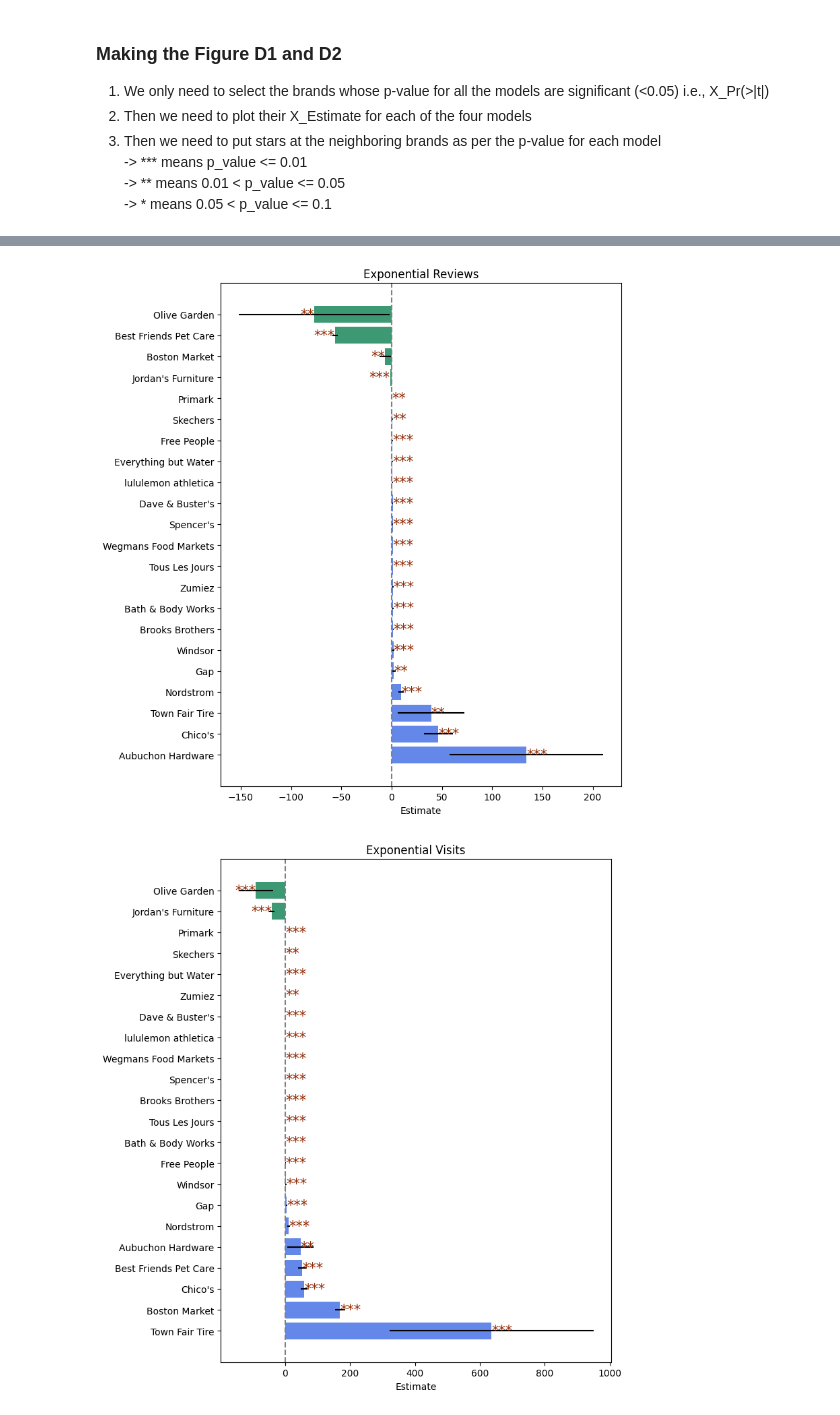
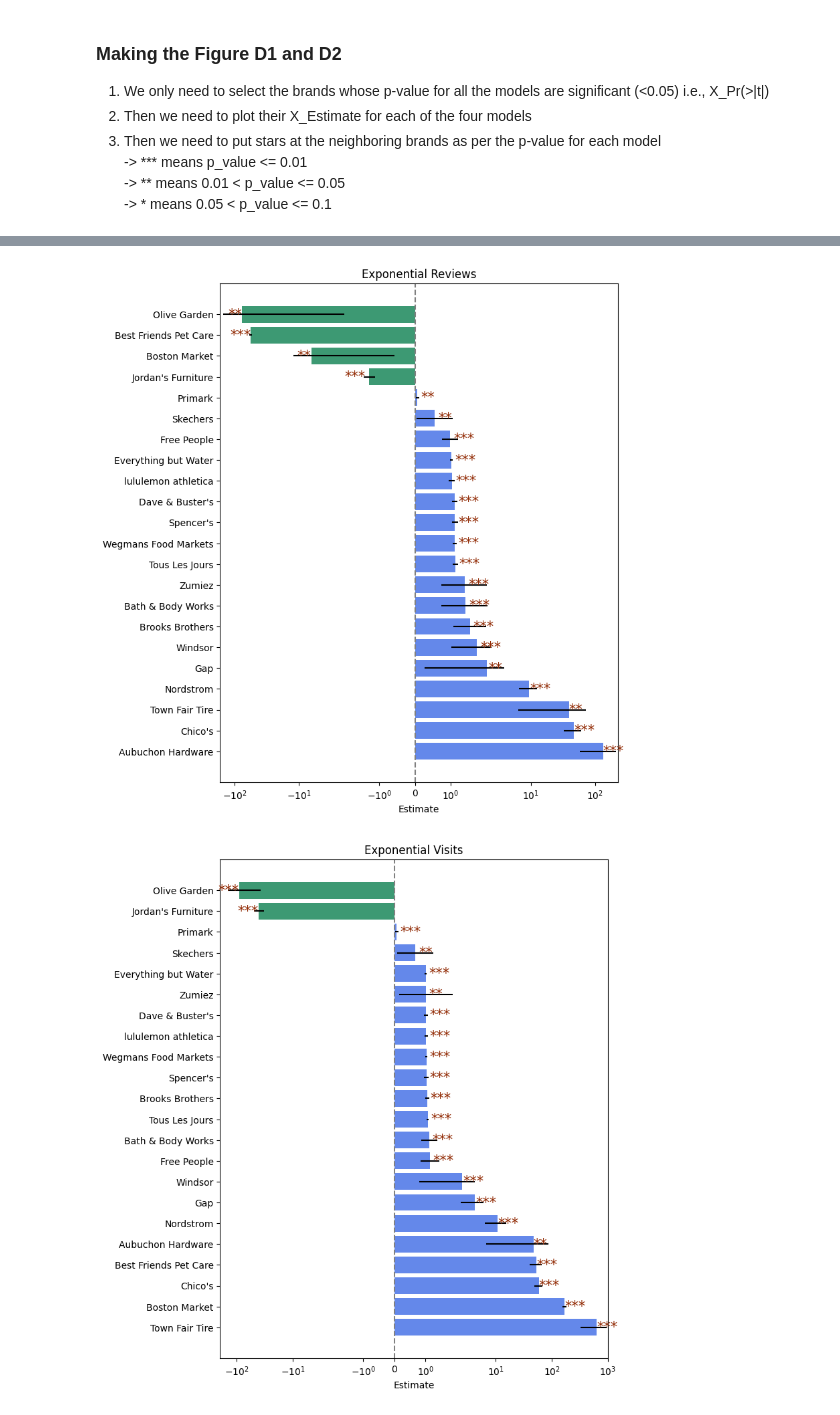
Before and after one commit to embedded-robotics/local-business-network, a Jupyter notebook: part3_visuals_tables/figure_d1_d2.ipynb, the cells around one changed output, grey strips where cells are left out. Saved outputs shown, nothing was run; the diff lists cells and outputs as text; code cells hidden in the pictures.

```diff
--- a/part3_visuals_tables/figure_d1_d2.ipynb
+++ b/part3_visuals_tables/figure_d1_d2.ipynb
@@ -122,6 +124,6 @@ def get_pvalue_stars(p_value):
 # %%
 coeff_est_df_filtered = coeff_est_df[coeff_est_df['filename'].isin(filtered_brands_list)]
-coeff_est_df_filtered['pvalue_stars'] = coeff_est_df_filtered['X_Pr(>|t|)'].apply(get_pvalue_stars)
+coeff_est_df_filtered['X_pvalue_stars'] = coeff_est_df_filtered['X_Pr(>|t|)'].apply(get_pvalue_stars)
 coeff_est_df_filtered
 # %% [output]
 A value is trying to be set on a copy of a slice from a DataFrame.
@@ -182,7 +322,7 @@ for idx, row in lin_reviews.iterrows():
     ax.barh(biz_biz, estimate, xerr=[[estimate - lower_bound], [upper_bound - estimate]], color=color)
 
     # Add stars based on the number of *s in the "coefficients" column with an offset
-    stars = row['pvalue_stars'].count('*')
+    stars = row['X_pvalue_stars'].count('*')
     if stars > 0:
         # Set the alignment for negative estimates
         ha = 'left' if estimate >= 0 else 'right'
@@ -195,6 +335,7 @@ plt.tight_layout()
 # Add labels and title
 ax.set_xlabel('Estimate')
 ax.set_title('Linear Reviews')
+ax.set_xscale('symlog')
 
 # Show the plot
 plt.show()
@@ -235,7 +376,7 @@ for idx, row in lin_visits.iterrows():
     ax.barh(biz_biz, estimate, xerr=[[estimate - lower_bound], [upper_bound - estimate]], color=color)
 
     # Add stars based on the number of *s in the "coefficients" column with an offset
-    stars = row['pvalue_stars'].count('*')
+    stars = row['X_pvalue_stars'].count('*')
     if stars > 0:
         # Set the alignment for negative estimates
         ha = 'left' if estimate >= 0 else 'right'
@@ -248,6 +389,8 @@ plt.tight_layout()
 # Add labels and title
 ax.set_xlabel('Estimate')
 ax.set_title('Linear Visits')
+ax.set_xscale('symlog')
+ax.set_xlim()
 
 # Show the plot
 plt.show()
@@ -288,7 +431,7 @@ for idx, row in exp_reviews.iterrows():
     ax.barh(biz_biz, estimate, xerr=[[estimate - lower_bound], [upper_bound - estimate]], color=color)
 
     # Add stars based on the number of *s in the "coefficients" column with an offset
-    stars = row['pvalue_stars'].count('*')
+    stars = row['X_pvalue_stars'].count('*')
     if stars > 0:
         # Set the alignment for negative estimates
         ha = 'left' if estimate >= 0 else 'right'
@@ -301,11 +444,12 @@ plt.tight_layout()
 # Add labels and title
 ax.set_xlabel('Estimate')
 ax.set_title('Exponential Reviews')
+ax.set_xscale('symlog')
 
 # Show the plot
 plt.show()
 # %% [output]
-[figure, old version]
+[figure, new version]
 # %%
 custom_colors = {
     'positive': '#6488ea',  # Blue for positive estimates
@@ -330,32 +474,33 @@ star_fontsize = 15
 for idx, row in exp_visits.iterrows():
     biz_biz = row['filename']
     estimate = row['X_Estimate']
     std_error = row['X_Std. Error']
     lower_bound = row['Lower Bound']
     upper_bound = row['Upper Bound']
 
     # Determine the color based on the sign of the estimate
     color = custom_colors['positive'] if estimate >= 0 else custom_colors['negative']
 
     # Plotting the bars with different colors for positive and negative estimates
     ax.barh(biz_biz, estimate, xerr=[[estimate - lower_bound], [upper_bound - estimate]], color=color)
 
     # Add stars based on the number of *s in the "coefficients" column with an offset
-    stars = row['pvalue_stars'].count('*')
+    stars = row['X_pvalue_stars'].count('*')
     if stars > 0:
         # Set the alignment for negative estimates
         ha = 'left' if estimate >= 0 else 'right'
         ax.text(estimate + star_offset if estimate >= 0 else estimate - star_offset, biz_biz, '*' * stars, va='center', ha=ha, color=custom_colors['star'], fontsize=star_fontsize)
 
 plt.axvline(x=0, linestyle='--', color='gray')  # Plotting a dashed line for the estimate
 
 plt.tight_layout()
 
 # Add labels and title
 ax.set_xlabel('Estimate')
 ax.set_title('Exponential Visits')
+ax.set_xscale('symlog')
 
 # Show the plot
 plt.show()
 # %% [output]
-[figure, old version]
+[figure, new version]
```
Also changed, not shown: parts of 11 cells of this notebook.
